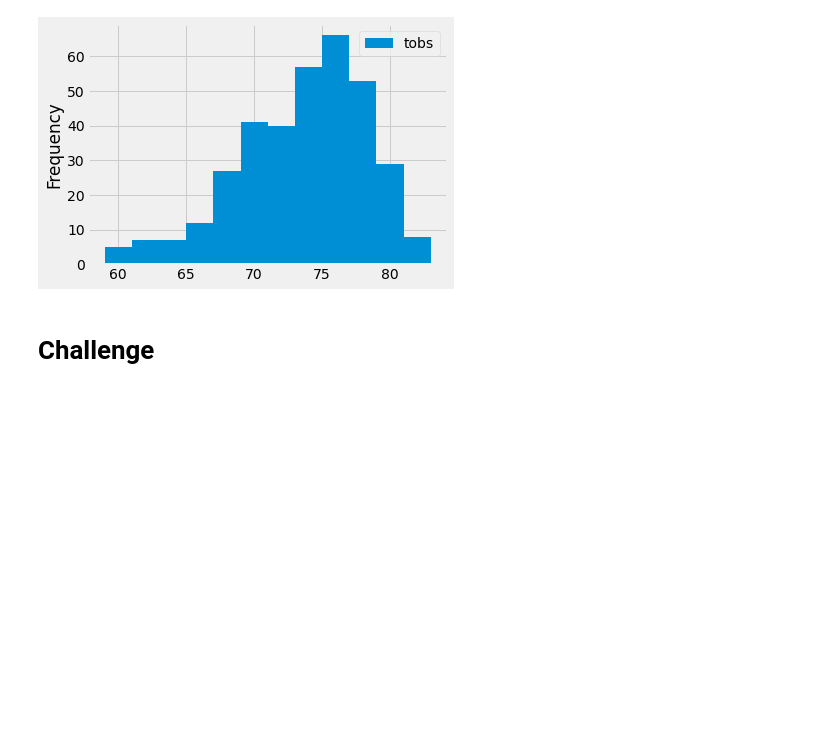
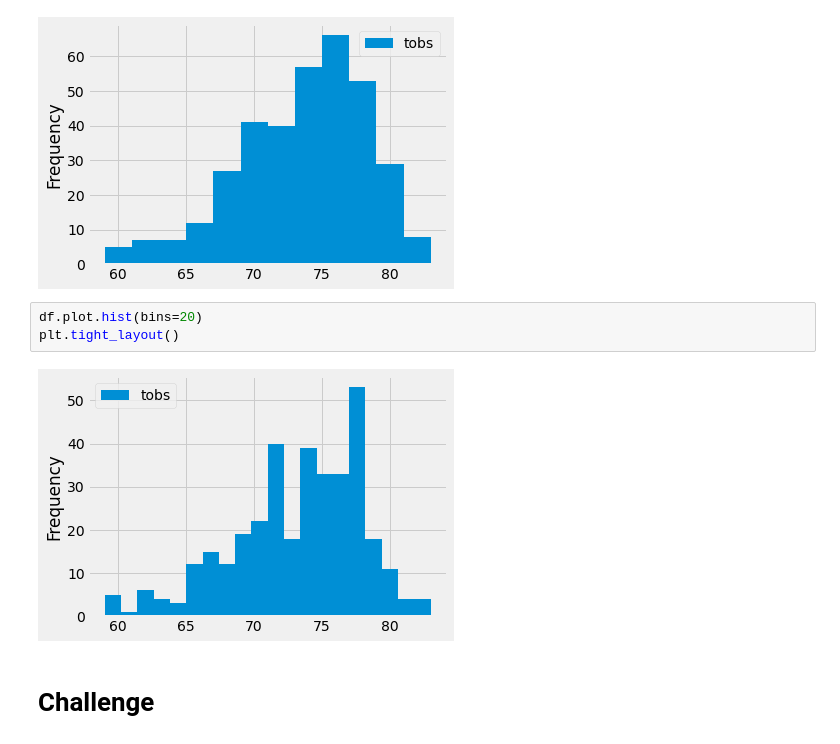
Before and after one commit to ashley-green1/surfs_up, a Jupyter notebook: climate_analysis.ipynb, the cells around one changed output. Drawn from its saved outputs; the diff is of its cells as text; blank space fills up the shorter version.

```diff
--- a/climate_analysis.ipynb
+++ b/climate_analysis.ipynb
@@ -176,5 +176,10 @@ df.plot.hist(bins=12)
 plt.tight_layout()
 # %% [output]
 [figure]
+# %%
+df.plot.hist(bins=20)
+plt.tight_layout()
+# %% [output]
+[figure, added]
 # %% [markdown]
 # Challenge
```
